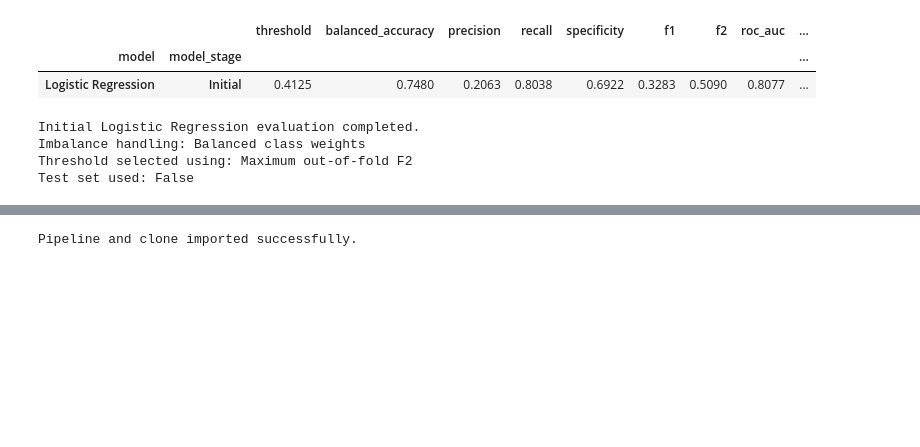
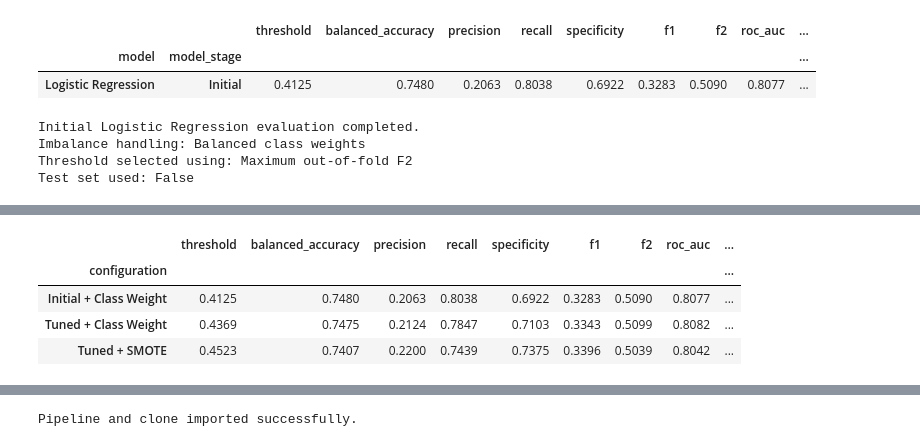
Before and after one commit to sibelsezen/nhanes-depression-risk-prediction, a Jupyter notebook: notebooks/04_model_development_revised.ipynb, the cells around one changed output, grey strips where cells are left out. Drawn from its saved outputs; the diff is of its cells as text; code cells hidden in the pictures; blank space fills up the shorter version.

```diff
--- a/notebooks/04_model_development_revised.ipynb
+++ b/notebooks/04_model_development_revised.ipynb
@@ -982,0 +1229,75 @@ Test set used: False
+# %%
+# Step: Compare all Logistic Regression configurations
+# Accuracy is excluded because the target is highly imbalanced.
+# Recall is the primary selection metric for this screening project.
+
+# Create separate copies to avoid modifying stored results.
+initial_result = initial_logistic_results.copy()
+tuned_result = logistic_tuned_results.copy()
+smote_result = logistic_smote_results.copy()
+
+# Assign clear configuration labels.
+initial_result["configuration"] = "Initial + Class Weight"
+tuned_result["configuration"] = "Tuned + Class Weight"
+smote_result["configuration"] = "Tuned + SMOTE"
+
+# Combine all Logistic Regression results.
+logistic_final_comparison = pd.DataFrame([
+    initial_result,
+    tuned_result,
+    smote_result
+])
+
+# Keep the metrics relevant to the imbalanced classification problem.
+logistic_final_comparison = logistic_final_comparison[
+    [
+        "configuration",
+        "threshold",
+        "balanced_accuracy",
+        "precision",
+        "recall",
+        "specificity",
+        "f1",
+        "f2",
+        "roc_auc",
+        "pr_auc"
+    ]
+].set_index("configuration")
+
+# Sort by recall because sensitivity is the primary model-selection metric.
+logistic_final_comparison = logistic_final_comparison.sort_values(
+    by="recall",
+    ascending=False
+)
+
+display(logistic_final_comparison.round(4))
+
+# Identify the strongest configuration using recall.
+best_logistic_configuration = (
+    logistic_final_comparison["recall"].idxmax()
+)
+
+best_logistic_recall = (
+    logistic_final_comparison.loc[
+        best_logistic_configuration,
+        "recall"
+    ]
+)
+
+# Identify the strongest configuration using F2 as supporting evidence.
+best_logistic_f2_configuration = (
+    logistic_final_comparison["f2"].idxmax()
+)
+
+print("Logistic Regression configuration comparison completed.")
+print(f"Best configuration by recall: {best_logistic_configuration}")
+print(f"Best recall: {best_logistic_recall:.4f}")
+print(f"Best configuration by F2: {best_logistic_f2_configuration}")
+print("Primary selection metric: Recall")
+print("Test set used: False")
+# %% [output]
+|  | threshold | balanced_accuracy | precision | recall | specificity | f1 | f2 | roc_auc | ... |
+| configuration |  |  |  |  |  |  |  |  | ... |
+| Initial + Class Weight | 0.4125 | 0.7480 | 0.2063 | 0.8038 | 0.6922 | 0.3283 | 0.5090 | 0.8077 | ... |
+| Tuned + Class Weight | 0.4369 | 0.7475 | 0.2124 | 0.7847 | 0.7103 | 0.3343 | 0.5099 | 0.8082 | ... |
+| Tuned + SMOTE | 0.4523 | 0.7407 | 0.2200 | 0.7439 | 0.7375 | 0.3396 | 0.5039 | 0.8042 | ... |
```
Also changed, not shown: parts of 146 cells of this notebook, 6 other files.
